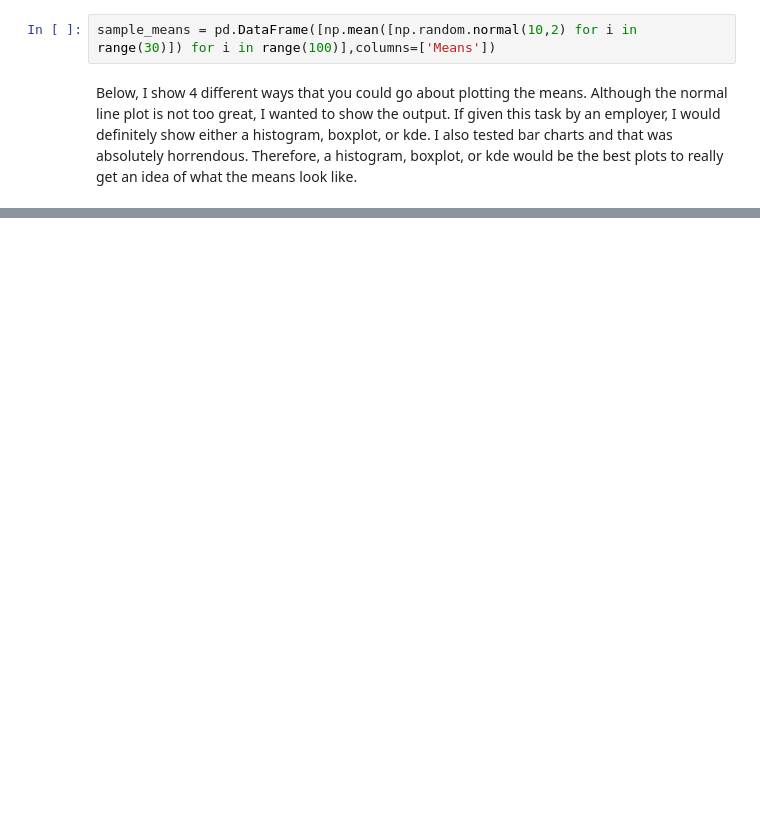
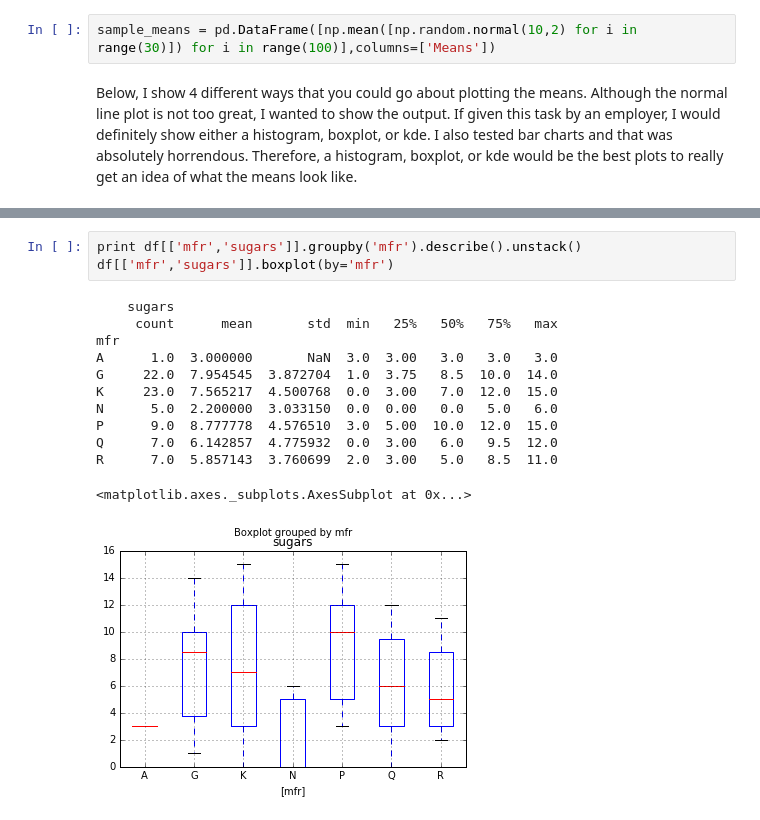
Before and after one commit to JonathanJohann/Independent_Research, a Jupyter notebook: 6.S085 Statistics for Research Projects Problem Set 1.ipynb, the cells around one changed output, grey strips where cells are left out. Drawn from its saved outputs; the diff is of its cells as text; blank space fills up the shorter version.

```diff
--- a/6.S085 Statistics for Research Projects Problem Set 1.ipynb
+++ b/6.S085 Statistics for Research Projects Problem Set 1.ipynb
@@ -54,0 +124,16 @@ sample_means.Means.plot(kind='box')
+# %%
+print df[['mfr','sugars']].groupby('mfr').describe().unstack()
+df[['mfr','sugars']].boxplot(by='mfr')
+# %% [output]
+    sugars
+     count      mean       std  min   25%   50%   75%   max
+mfr
+A      1.0  3.000000       NaN  3.0  3.00   3.0   3.0   3.0
+G     22.0  7.954545  3.872704  1.0  3.75   8.5  10.0  14.0
+K     23.0  7.565217  4.500768  0.0  3.00   7.0  12.0  15.0
+N      5.0  2.200000  3.033150  0.0  0.00   0.0   5.0   6.0
+P      9.0  8.777778  4.576510  3.0  5.00  10.0  12.0  15.0
+Q      7.0  6.142857  4.775932  0.0  3.00   6.0   9.5  12.0
+R      7.0  5.857143  3.760699  2.0  3.00   5.0   8.5  11.0
+<matplotlib.axes._subplots.AxesSubplot at 0x...>
+[figure, added]
```
Also changed, not shown: parts of 13 cells of this notebook.
